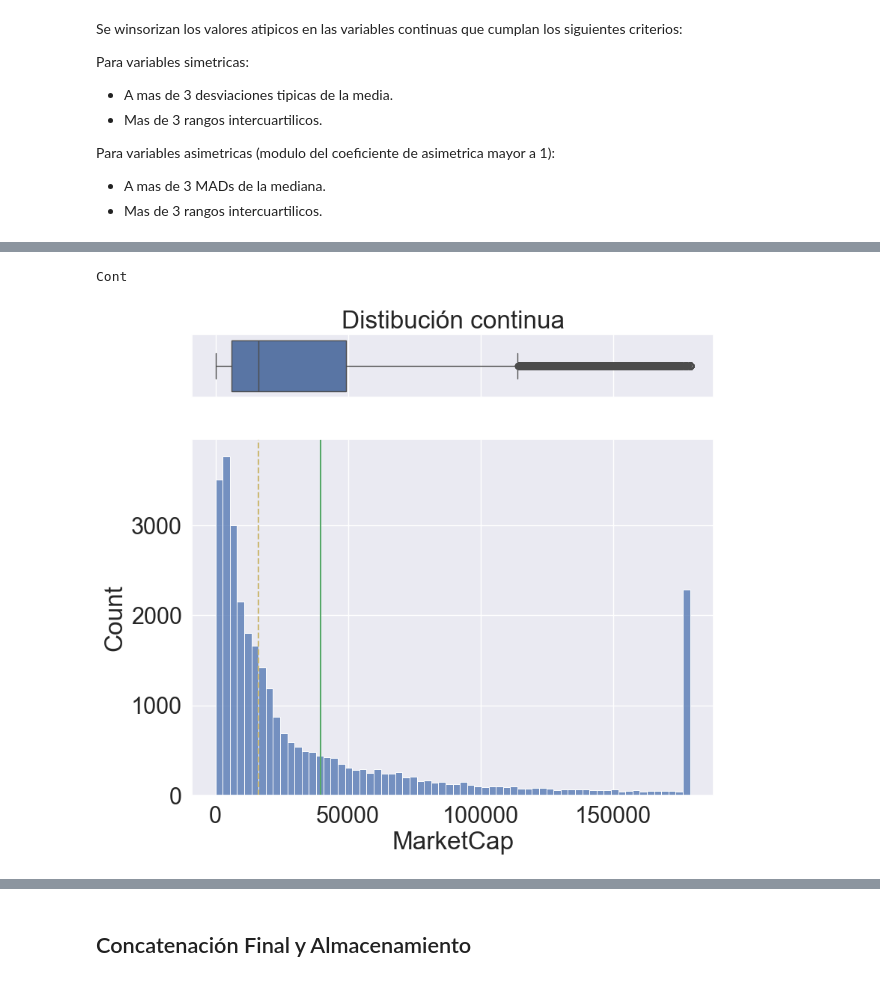
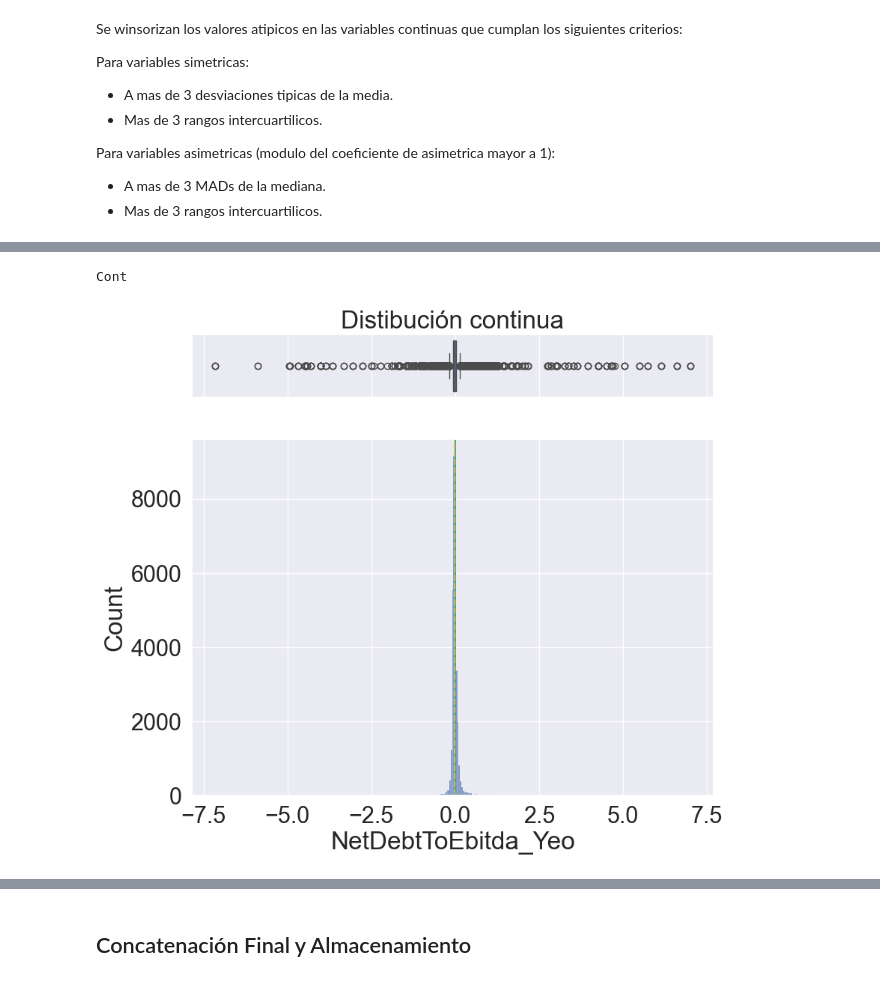
Before and after one commit to sebakremis/FinDataMining, a Jupyter notebook: 02_Notebook_Transformacion.ipynb, the cells around one changed output, grey strips where cells are left out. Drawn from its saved outputs; the diff is of its cells as text; code cells hidden in the pictures.

```diff
--- a/02_Notebook_Transformacion.ipynb
+++ b/02_Notebook_Transformacion.ipynb
@@ -583,8 +614,9 @@ Cont
 * Transformaciones logarítmicas:
 # %%
 columnas_log = [
-    'CapExToRevenue',
-    'DebtToEquity'
+    'DebtToEquity',
+    'CurrentRatio',
+    'CapExToRevenue'
     ]
 
 df_transformed = transformar_log(
@@ -622,0 +694,9 @@ for col in columnas_yeo:
+# %%
+# Columnas a recortar
+cols_clip_negativo = ['OperatingMargins', 'ProfitMargins', 'ReturnOnAssets', 'ReturnOnEquity']
+cols_clip_positivo = ['CapExToRevenue_Log1p']
+
+df_clipped = aplicar_clip(df_transformed, cols_clip_negativo, limite=-2.0)
+df_clipped = aplicar_clip(df_transformed, cols_clip_positivo, limite=1.0986) # ln(1+2), equivale a +200%
+
+mostrar_asimetrias(df_clipped)
@@ -632,20 +737,34 @@ Para variables asimetricas (modulo del coeficiente de asimetrica mayor a 1):
 * Mas de 3 rangos intercuartilicos.
 # %%
 # Definir columnas que saltean la "winsorización"
+# Columnas de los Estados Financieros
 cols_fin_clean = obtener_cols_financieras(incluirTTM=True)
 
-columnas_intactas = cols_fin_clean + [
-    # Variables de precio y ratios
-    'Close',
-    'Open',
+# Columnas flag
+cols_flag = df_clipped.columns[df_transformed.columns.str.contains('_IsMissing')].tolist()
+
+columnas_intactas = cols_fin_clean + cols_flag + cols_clip_negativo + cols_clip_positivo + [
+    # Posibles labels
+    'MarketCap',
+    'EnterpriseValue',
     'EarningsYield',
     'EbitdaYield',
     'BookToMarket',
     # Otras
     'Date',
-    'Ticker'
+    'Ticker',
+    'Close',
+    'Open',
+    'AverageDailyVolume_Lag1'
     ]
 
 # Separar el dataset
-df_passthrough = df_transformed[columnas_intactas].copy()
-df_transformed_features = df_transformed.drop(columns=columnas_intactas)
+df_passthrough = df_clipped[columnas_intactas].copy()
+df_transformed_features = df_clipped.drop(columns=columnas_intactas)
+
+# Winsorizar
+df_cont_transformed = df_transformed_features.select_dtypes(include="number")
+df_winsor = df_cont_transformed.apply(lambda x: gestiona_outliers(x, clas='winsor'))
+
+# Coeficientes de asimetría luego de winsorizar
+mostrar_asimetrias(df_winsor)
@@ -697,10 +789,10 @@ dtype: float64
 # %%
 # Visualizar cambios
-columna_a_graficar = 'MarketCap' # indicar columna para el grafico
+columna_a_graficar = 'NetDebtToEbitda_Yeo' # indicar columna para el grafico
 plot(df_winsor[columna_a_graficar])
 # %% [output]
 Cont
-[figure, old version]
+[figure, new version]
 # %%
 df_winsor.describe().T
 # %% [output]
```
Also changed, not shown: parts of 21 cells of this notebook, 10 other files.
